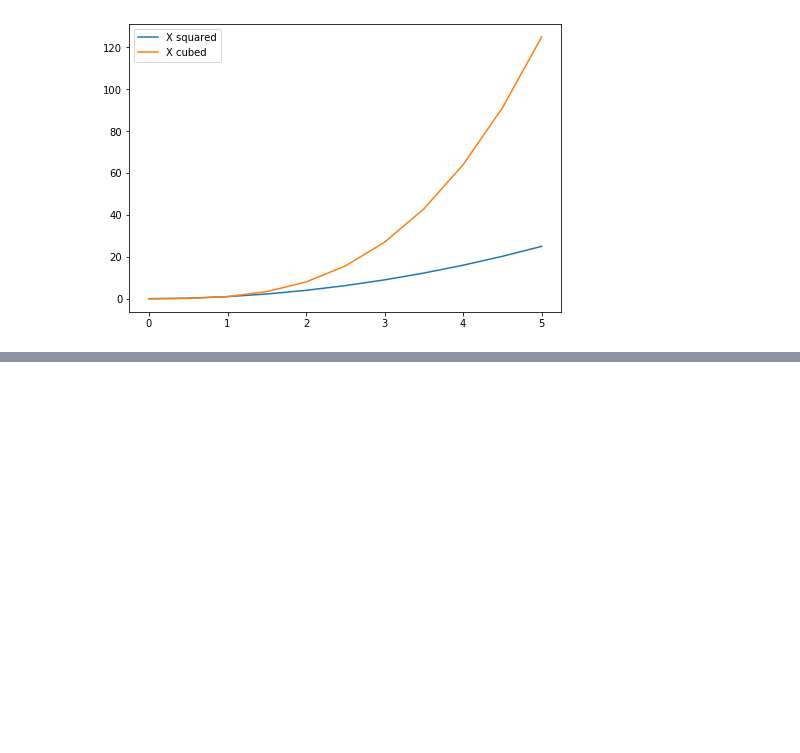
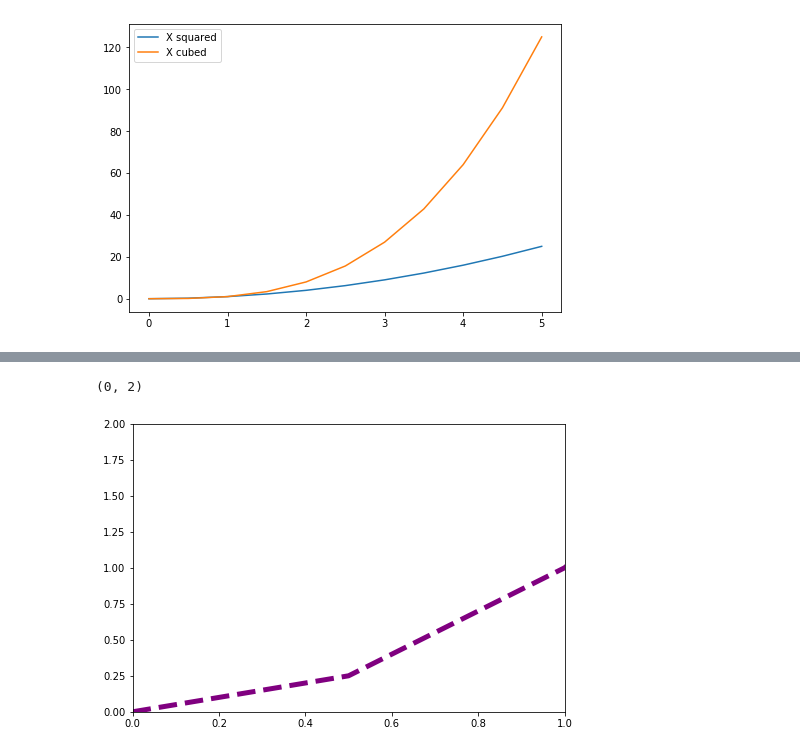
Before and after one commit to mardzien/DSandML, a Jupyter notebook: Exercises/Matplotlib/Matplotlib_intro.ipynb, the cells around one changed output, grey strips where cells are left out. Drawn from its saved outputs; the diff is of its cells as text; code cells hidden in the pictures; blank space fills up the shorter version.

```diff
--- a/Exercises/Matplotlib/Matplotlib_intro.ipynb
+++ b/Exercises/Matplotlib/Matplotlib_intro.ipynb
@@ -110,0 +124,11 @@ ax.legend(loc=0)
+# %%
+fig = plt.figure()
+ax = fig.add_axes([0, 0, 1, 1])
+
+ax.plot(x, y, color='purple', lw=5, ls='--')
+
+ax.set_xlim([0, 1])
+ax.set_ylim([0, 2])
+# %% [output]
+(0, 2)
+[figure, added]
```
Also changed, not shown: parts of 2 cells of this notebook, 1 other file.
